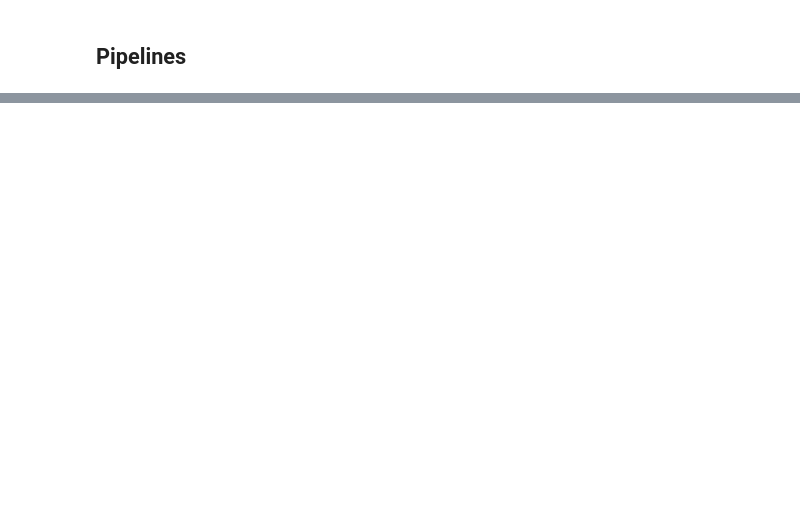
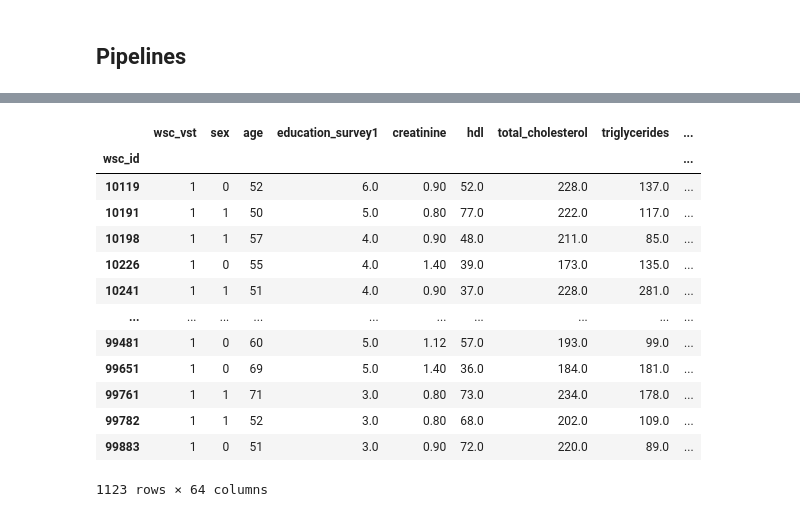
Before and after one commit to pandit-a/dreamteam, a Jupyter notebook: notebooks/mnm7_clean_notebook_v2.ipynb, the cells around one changed output, grey strips where cells are left out. Drawn from its saved outputs; the diff is of its cells as text; code cells hidden in the pictures; blank space fills up the shorter version.

```diff
--- a/notebooks/mnm7_clean_notebook_v2.ipynb
+++ b/notebooks/mnm7_clean_notebook_v2.ipynb
@@ -992,0 +526,4 @@ Name: tst, Length: 1123, dtype: float64
+# %%
+data_df.drop(imbalanced_list, axis=1, inplace=True)
+data_df.drop_duplicates('wsc_id', inplace=True)
+data_df.set_index('wsc_id', inplace=True)
@@ -992,0 +601,5 @@ Name: tst, Length: 1123, dtype: float64
+# %%
+#### Other confounding targets to remove
+# RETAIN TST
+targs = ['tst_rem', 'tst_nrem', 'tso', 'totsleep', 'ess','p_eval_sleep', 'a_eval_slept', 'a_eval_hour',
+       'a_eval_sleep', 'ps_eds', 'waso', 'se', 'sleepiness']
@@ -992,0 +623,3 @@ Name: tst, Length: 1123, dtype: float64
+# %%
+data_df1.drop(targs, axis=1, inplace=True)
+data_df1
@@ -992,0 +645,3 @@ Name: tst, Length: 1123, dtype: float64
+# %%
+y = data_df1.tst
+X = data_df1.drop('tst', axis=1).fillna(0, axis=1)
@@ -992,0 +665,30 @@ Name: tst, Length: 1123, dtype: float64
+# %%
+X2 = X[['wsc_vst', 'sex', 'age', 'education_survey1', 'creatinine', 'hdl',
+       'total_cholesterol', 'triglycerides', 'uric_acid', 'heightcm',
+       'weightkg', 'headcm', 'waist_girth1', 'hip_girth1', 'neck_girth1',
+       'sit_sys1', 'sit_dia1', 'waisthip', 'zung_index', 'cans_cola',
+       'cups_coffee', 'nondrinker', 'alcohol_wk', 'smoke', 'packs_week',
+       'smoke_years', 'eval_general', 'eval_life', 'eval_health', 'workday',
+       'weekend', 'naps', 'anyinsomnia', 'snore_freq', 'snore_vol',
+       'choke_freq', 'apnea_freq', 'awake_freq', 'nasal_cong_none', 'any_cvd',
+       'diabetes_ynd', 'asthma_ynd', 'apnea', 'ho_score', 'menopausal_status',
+       'num_pregnancies', 'cholesterol_med', 'depression_med', 'dep_ssri_med',
+       'htn_med', 'antihistamines_med', 'diabetes_med', 'thyroid_med', 'ahi',
+       'minsao2tst', 'ptstl90', 'x0_Hyperthyroid', 'x0_Hypothyroid',
+       'x0_Nodule', 'x0_Thyroid Cancer', 'x0_Unknown', 'x0_C', 'x0_N', 'x0_P']]
+X2
+# %% [output]
+|  | wsc_vst | sex | age | education_survey1 | creatinine | hdl | total_cholesterol | triglycerides | ... |
+| wsc_id |  |  |  |  |  |  |  |  | ... |
+| 10119 | 1 | 0 | 52 | 6.0 | 0.90 | 52.0 | 228.0 | 137.0 | ... |
+| 10191 | 1 | 1 | 50 | 5.0 | 0.80 | 77.0 | 222.0 | 117.0 | ... |
+| 10198 | 1 | 1 | 57 | 4.0 | 0.90 | 48.0 | 211.0 | 85.0 | ... |
+| 10226 | 1 | 0 | 55 | 4.0 | 1.40 | 39.0 | 173.0 | 135.0 | ... |
+| 10241 | 1 | 1 | 51 | 4.0 | 0.90 | 37.0 | 228.0 | 281.0 | ... |
+| ... | ... | ... | ... | ... | ... | ... | ... | ... | ... |
+| 99481 | 1 | 0 | 60 | 5.0 | 1.12 | 57.0 | 193.0 | 99.0 | ... |
+| 99651 | 1 | 0 | 69 | 5.0 | 1.40 | 36.0 | 184.0 | 181.0 | ... |
+| 99761 | 1 | 1 | 71 | 3.0 | 0.80 | 73.0 | 234.0 | 178.0 | ... |
+| 99782 | 1 | 1 | 52 | 3.0 | 0.80 | 68.0 | 202.0 | 109.0 | ... |
+| 99883 | 1 | 0 | 51 | 3.0 | 0.90 | 72.0 | 220.0 | 89.0 | ... |
+1123 rows × 64 columns
```
Also changed, not shown: parts of 103 cells of this notebook.
